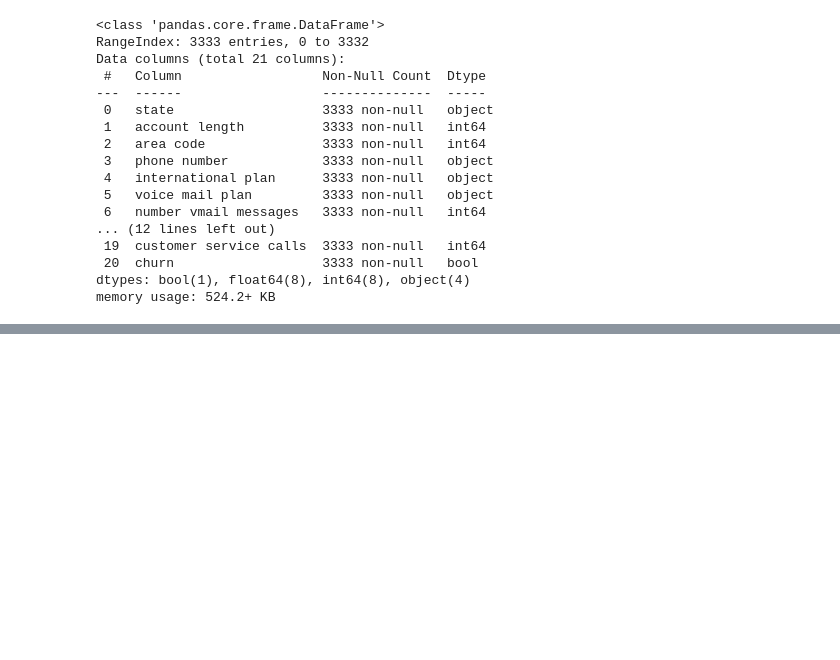
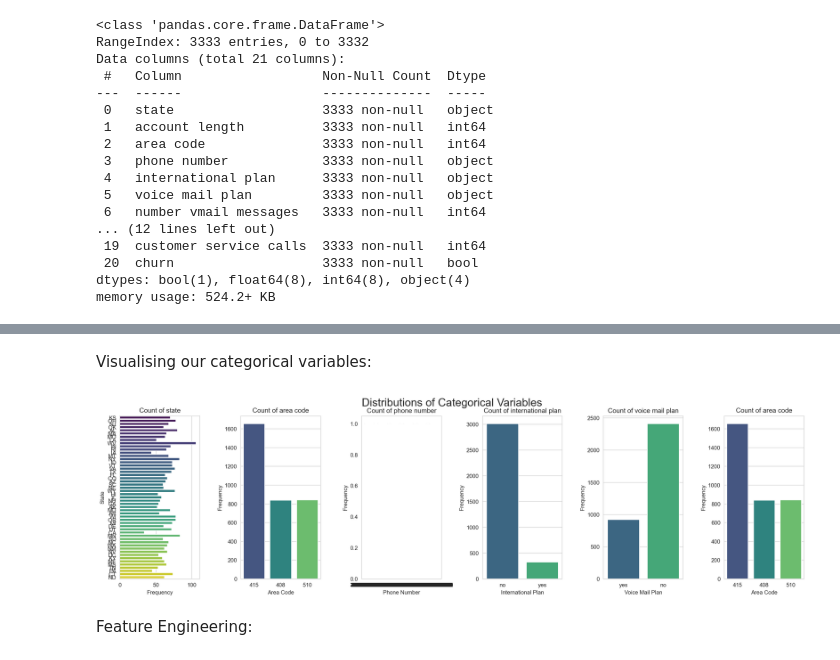
Before and after one commit to Maggieshiro/PHASE-3, a Jupyter notebook: notebook.ipynb, the cells around one changed output, grey strips where cells are left out. Drawn from its saved outputs; the diff is of its cells as text; code cells hidden in the pictures; blank space fills up the shorter version.

```diff
--- a/notebook.ipynb
+++ b/notebook.ipynb
@@ -109,0 +367,30 @@ plt.show()
+# %% [markdown]
+Visualising our categorical variables:
+# %%
+# Exclude phone number column
+categorical_vars = [var for var in categorical_vars if var != 'phone_number']
+
+fig, axes = plt.subplots(ncols=len(categorical_vars), figsize=(18, 5))
+
+for i, var in enumerate(categorical_vars):
+    if var == 'state':
+        sns.countplot(data=df, y=var, ax=axes[i], palette='viridis')
+        axes[i].set_title(f'Count of {var}', fontsize=12)
+        axes[i].set_xlabel('Frequency', fontsize=10)
+        axes[i].set_ylabel(var.title(), fontsize=10)
+    else:
+        sns.countplot(data=df, x=var, ax=axes[i], palette='viridis')
+        axes[i].set_title(f'Count of {var}', fontsize=12)
+        axes[i].set_xlabel(var.title(), fontsize=10)
+        axes[i].set_ylabel('Frequency', fontsize=10)
+
+        if var == 'area_code':
+            axes[i].set_xticklabels(axes[i].get_xticklabels(), rotation=45)
+
+plt.tight_layout()
+plt.suptitle('Distributions of Categorical Variables', fontsize=20, y=1.02)
+plt.show()
+# %% [output]
+[figure, added]
+# %% [markdown]
+Feature Engineering:
```
Also changed, not shown: parts of 90 cells of this notebook, 1 other file.
